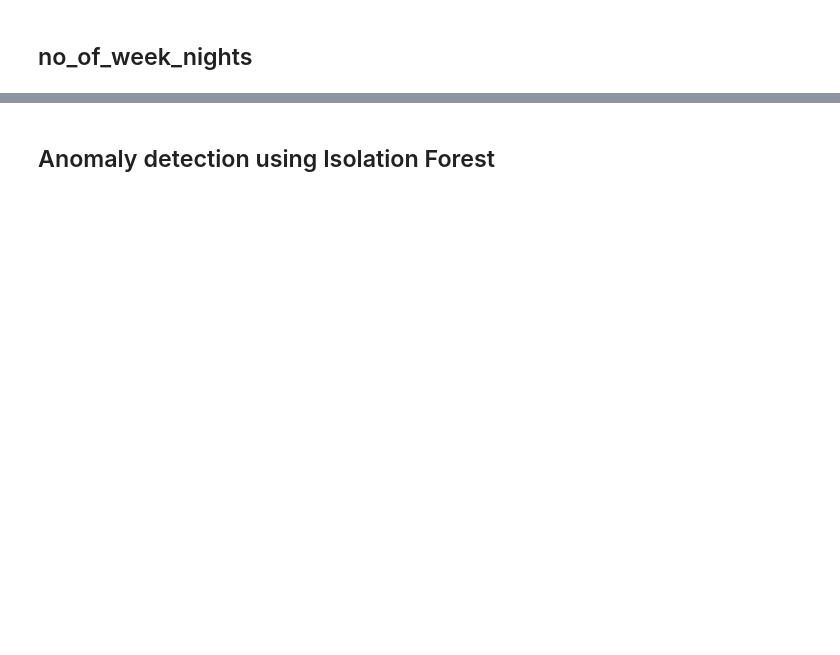
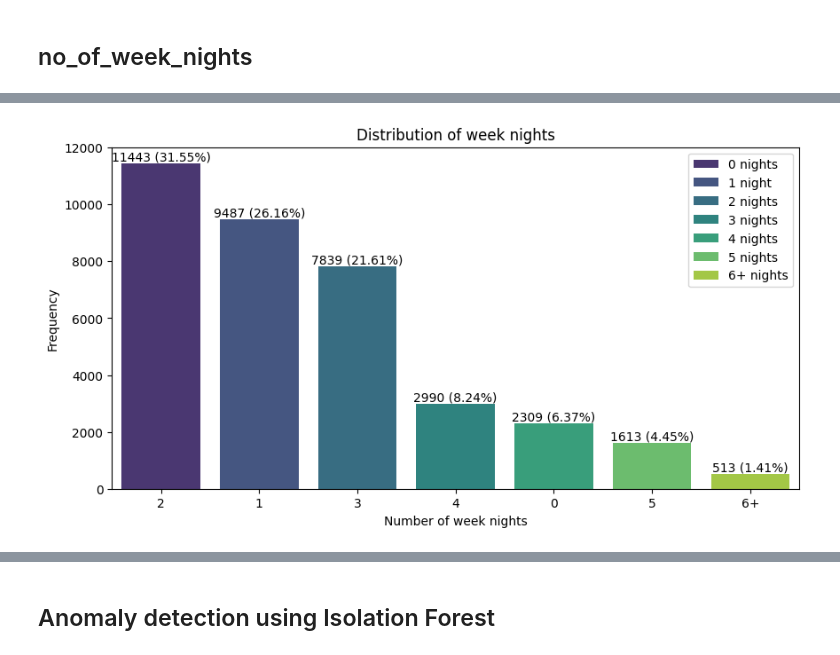
Before and after one commit to Drashko73/hotel-reservations-analysis, a Jupyter notebook: notebooks/04_annomalies_detection.ipynb, the cells around one changed output, grey strips where cells are left out. Cells and saved outputs as stored; diff of their text form; code cells hidden in the pictures; blank space fills up the shorter version.

```diff
--- a/notebooks/04_annomalies_detection.ipynb
+++ b/notebooks/04_annomalies_detection.ipynb
@@ -218,0 +252,23 @@ index.shape # (78,)
+# %%
+# Convert the 'no_of_weekend_nights' column to category data type
+data['no_of_weekend_nights'] = data['no_of_weekend_nights'].astype('category')
+
+# Use One-Hot Encoding to convert no_of_weekend_nights to a numerical variable
+encoder = OneHotEncoder()
+
+# Fit the encoder to the no_of_weekend_nights
+encoder.fit(data[['no_of_weekend_nights']])
+
+# Transform the no_of_weekend_nights
+no_of_weekend_nights_encoded = encoder.transform(data[['no_of_weekend_nights']]).toarray().astype('int64')
+
+# Create a DataFrame from the encoded data
+no_of_weekend_nights_encoded_df = pd.DataFrame(
+    no_of_weekend_nights_encoded,
+    columns=encoder.get_feature_names_out(['no_of_weekend_nights'])
+)
+
+# Implement the n-1 rule by dropping the last column
+no_of_weekend_nights_encoded_df = no_of_weekend_nights_encoded_df.drop(no_of_weekend_nights_encoded_df.columns[-1], axis=1)
+
+no_of_weekend_nights_encoded_df.head()
@@ -219,2 +287,7 @@ index.shape # (78,)
+# %%
+new_data = pd.read_csv('../data/processed/temp.csv')
+# %%
+# Concatenate the data with the encoded data
+data = pd.concat([new_data, no_of_weekend_nights_encoded_df], axis=1)
 # %% [markdown]
 ## no_of_week_nights
@@ -233,0 +294,2 @@ Name: count, dtype: int64
+# %%
+no_of_week_nights = data['no_of_week_nights'].apply(lambda x: '0' if x == 0 else '1' if x == 1 else '2' if x == 2 else '3' if x == 3 else '4' if x == 4 else '5' if x == 5 else '6+' if x >= 6 else 'Unknown')
@@ -233,0 +308,17 @@ Name: count, dtype: int64
+# %%
+# Plot the bar chart using the no_of_week_nights variable
+plt.figure(figsize=(10, 5))
+sns.barplot(x=no_of_week_nights.value_counts().index, y=no_of_week_nights.value_counts().values, palette='viridis', hue=['0 nights', '1 night', '2 nights', '3 nights', '4 nights', '5 nights', '6+ nights'])
+plt.title('Distribution of week nights')
+plt.xlabel('Number of week nights')
+plt.ylabel('Frequency')
+
+# Display the count and percentage at the top of each bar
+for index, count in no_of_week_nights.value_counts().items():
+    percentage = (count / total_records) * 100
+    plt.text(index, count, f"{count} ({percentage:.2f}%)", ha='center', va='bottom')
+
+plt.savefig('../reports/images/no_of_week_nights_distribution.png')
+plt.show()
+# %% [output]
+[figure, added]
```
Also changed, not shown: parts of 29 cells of this notebook, 12 other files.
